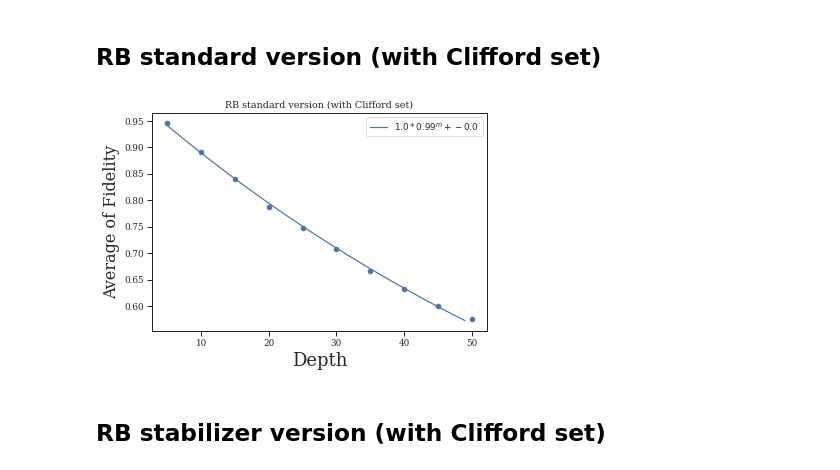
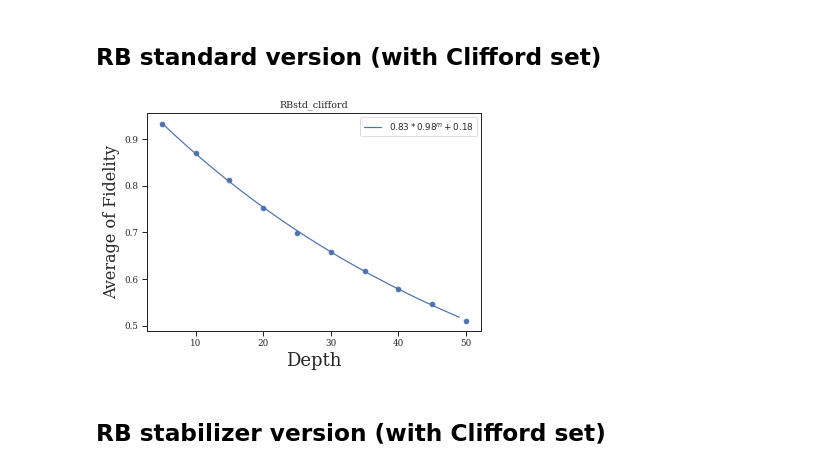
Before and after one commit to mmehrani/Randomized_Benchmarking_protocol, a Jupyter notebook: Bench_machine.ipynb, the cells around one changed output. Saved outputs shown, nothing was run; the diff lists cells and outputs as text; code cells hidden in the pictures.

```diff
--- a/Bench_machine.ipynb
+++ b/Bench_machine.ipynb
@@ -91,2 +67,37 @@ p_xi
+# %%
+def bench_machine(protocol_name:str, qmachine, n_qubit:int, k_m:int, n_m:int):
+    avg_fdlty_list = []
+    err_fdlty_list = []
+    bench_protocol_func = bench_protocol_func_dict[protocol_name]
+    for m in tqdm(ordered_layers):
+        response = bench_protocol_func(qmachine, n_qubit, m, k_m, n_m)
+        avg_fdlty_list.append( averageOfFidelity(response) )
+        err_fdlty_list.append( stdOfFidelity(response) )
+
+    np.save( os.path.join(path,'rb_'+ protocol_name + '_{}_avg_layers.npy'.format(max_layer_num)) ,np.array(avg_fdlty_list))
+    np.save( os.path.join(path,'rb_'+ protocol_name +'_{}_err_layers.npy'.format(max_layer_num)) ,np.array(err_fdlty_list))
+    return np.array(avg_fdlty_list), np.array(err_fdlty_list)
+# %%
+def extrapolate_decay_func(avg_fdlty_arr, err_fdlty_arr):
+    try:
+        popt, pcov = curve_fit(decay_func, ordered_layers_arr, avg_fdlty_arr)
+    except:
+        popt, pcov = curve_fit(decay_func, ordered_layers_arr, avg_fdlty_arr, bounds=([0,0,-10], [1., 10., 0.]))
+    return popt, pcov
+# %%
+def plot_decay(avg_fdlty_arr, popt, pcov, title:str):
+    fig = plt.figure()
+    ax = fig.add_subplot()
+
+    ax.scatter(ordered_layers, avg_fdlty_arr)
+    ax.plot(between_layers, decay_func(between_layers, *popt), label = r'${1}*{0}^m+{2}$'.format(*np.round(popt,2)))
+
+
+    plt.xlabel('Depth', fontsize=18)
+    plt.ylabel('Average of Fidelity', fontsize=16)
+    plt.title('RB' + title)
+
+    plt.legend()
+    fig.savefig('RB_' + title + '.png')
 # %% [markdown]
 ## RB standard version (with Clifford set)
@@ -101,22 +104,9 @@ np.save( os.path.join(path,'rb_standard_{}_err_layers.npy'.format(max_layer_num)
-# %%
-avg_std_fdlty_arr = np.array( avg_std_fdlty_list )
-popt_std, pcov_std = curve_fit(decay_func, ordered_layers_arr, avg_std_fdlty_arr
-                               , bounds=([0,0,-10], [1., 10., 0.]))
-
-fig = plt.figure()
-ax = fig.add_subplot()
-
-ax.scatter(ordered_layers, avg_std_fdlty_list)
-ax.plot(between_layers, decay_func(between_layers, *popt_std), label = r'${1}*{0}^m+{2}$'.format(*np.round(popt_std,2)))
-
-
-plt.xlabel('Depth', fontsize=18)
-plt.ylabel('Average of Fidelity', fontsize=16)
-plt.title('RB standard version (with Clifford set)')
-
-plt.legend()
-fig.savefig('RB_std_clifford_gates.png')
-# %% [output]
-[figure, removed]
+# %%
+avg_std_fdlty_arr, err_std_fdlty_arr = bench_machine('standard', qmachine, n_qubit, k_m, n_m)
+# %%
+popt_std, pcov_std = extrapolate_decay_func(avg_std_fdlty_arr, err_std_fdlty_arr)
+plot_decay(avg_std_fdlty_arr, popt_std, pcov_std, 'std_clifford')
+# %% [output]
+[figure, added]
 # %% [markdown]
 ## RB stabilizer version (with Clifford set)
```
Also changed, not shown: parts of 26 cells of this notebook, 6 other files.
